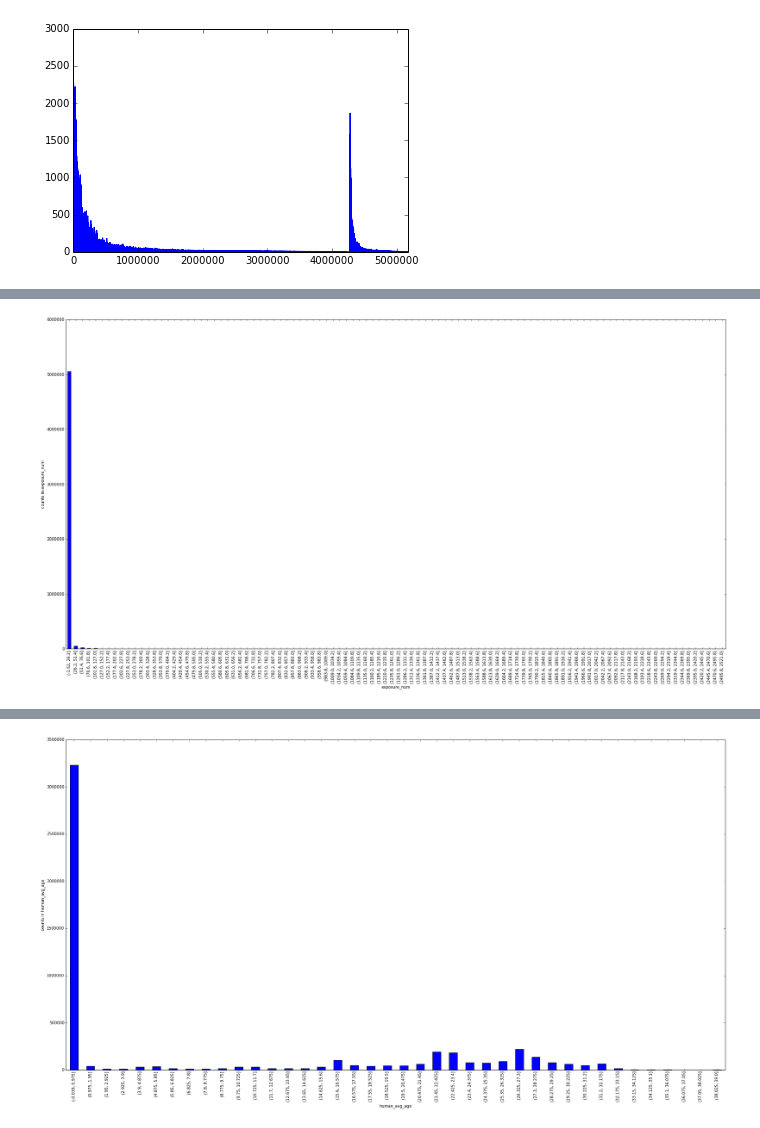
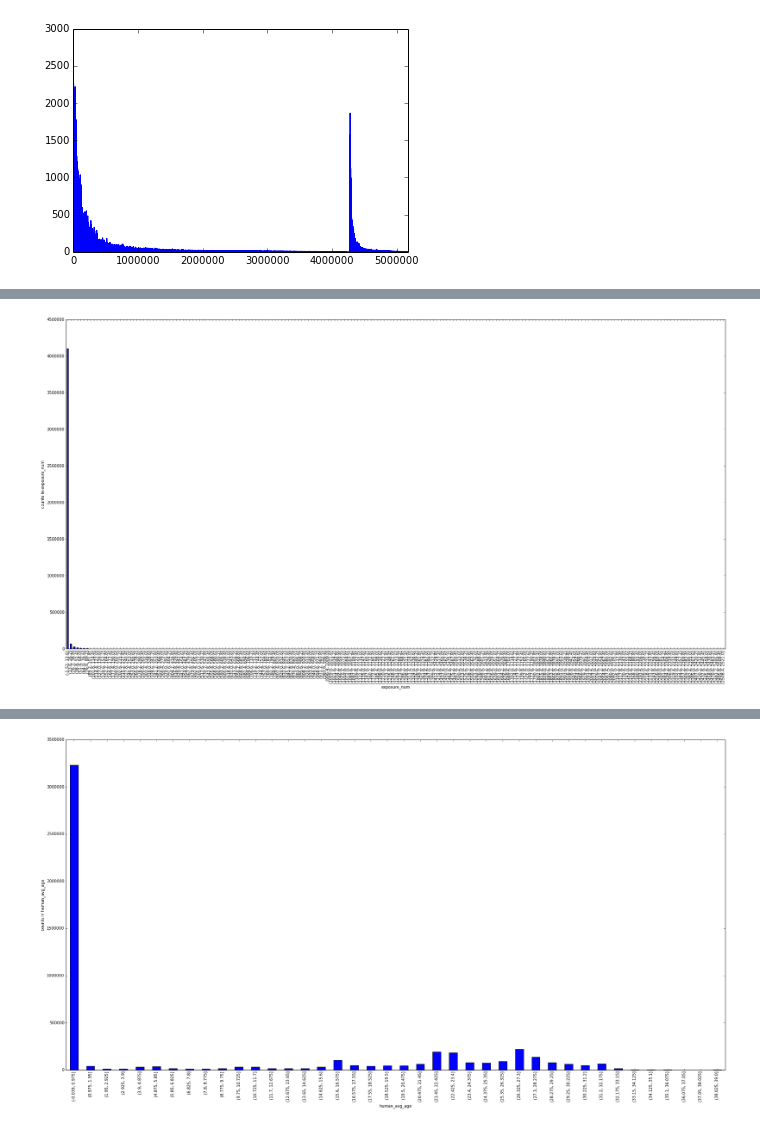
Before and after one commit to kitianFresh/kuaishou, a Jupyter notebook: features/eda2.ipynb, the cells around one changed output, grey strips where cells are left out. Saved outputs shown, nothing was run; the diff lists cells and outputs as text; code cells hidden in the pictures.

```diff
--- a/features/eda2.ipynb
+++ b/features/eda2.ipynb
@@ -388,0 +391,2 @@ photo_data['exposure_num'].hist(bins=20)
+# %%
+num_train, num_test = user_item_train['photo_id'].nunique(), user_item_test['photo_id'].nunique()
@@ -411,0 +425,3 @@ Name: exposure_num, dtype: float64
+# %%
+photo_train = photo_data.iloc[:num_train]
+photo_test = photo_data.iloc[num_train:]
@@ -412,4 +452,4 @@ Name: exposure_num, dtype: float64
 # %%
-plot_data_cut(photo_data, 'exposure_num', 100)
+plot_data_cut(photo_train, 'exposure_num', 200)
 # %% [output]
-[figure, old version]
+[figure, new version]
```
Also changed, not shown: parts of 23 cells of this notebook, 7 other files.
